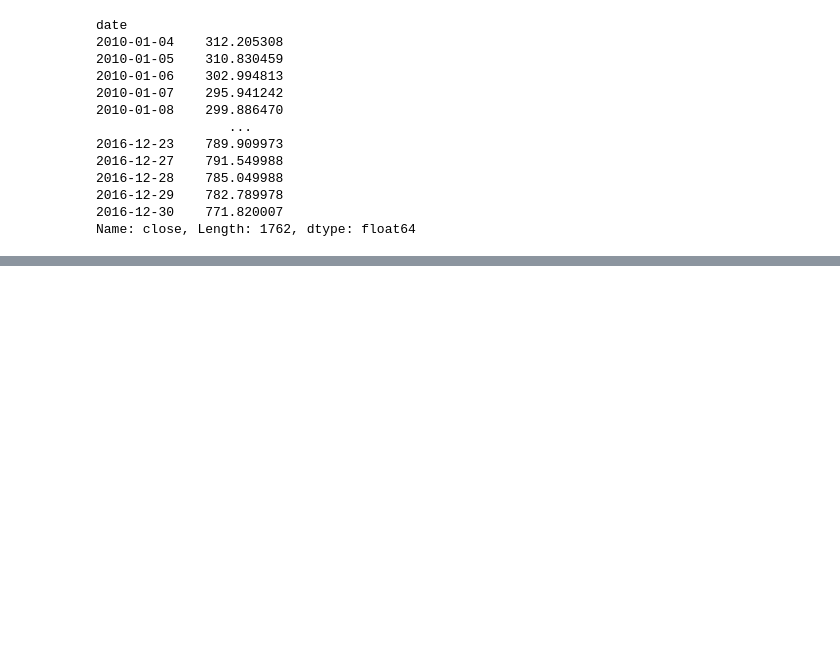
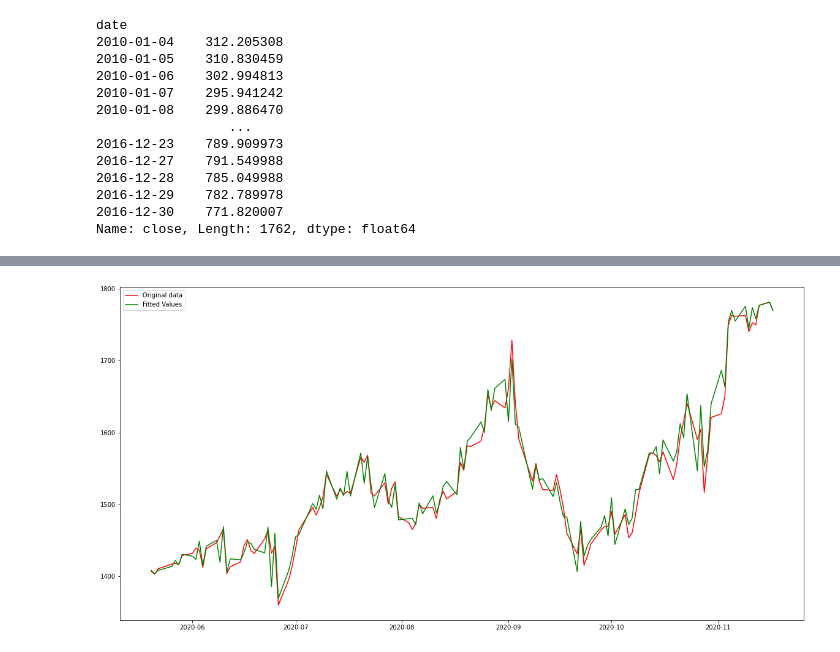
Before and after one commit to HarshitCodex/ARIMA-GARCH-modeling, a Jupyter notebook: SP500_NYSE/stock_ARIMA.ipynb, the cells around one changed output, grey strips where cells are left out. Drawn from its saved outputs; the diff is of its cells as text; code cells hidden in the pictures; blank space fills up the shorter version.

```diff
--- a/SP500_NYSE/stock_ARIMA.ipynb
+++ b/SP500_NYSE/stock_ARIMA.ipynb
@@ -382,0 +529,6 @@ Name: close, Length: 1762, dtype: float64
+# %%
+# Re Transforming to original
+pred_new_model_diff = pd.Series(fit_model_new.fittedvalues,copy=True)
+# %%
+pred_new_model_diff_cumsum = pred_new_model_diff.cumsum()
+pred_new_model_diff_cumsum.head()
@@ -382,0 +543,3 @@ Name: close, Length: 1762, dtype: float64
+# %%
+df_final_new_trans = df_new_final.add(pred_new_model_diff_cumsum,fill_value=0)
+df_final_new_trans.tail()
@@ -382,0 +554,9 @@ Name: close, Length: 1762, dtype: float64
+# %%
+# Plot of orignal data and fitted values
+plt.figure(figsize=(20,10))
+plt.plot(df_new_final, color='red', label='Original data')
+plt.plot(df_final_new_trans, color='green', label='Fitted Values')
+plt.legend()
+plt.savefig("Plots/google_current_full_preds.png")
+# %% [output]
+[figure, added]
```
Also changed, not shown: parts of 32 cells of this notebook, 2 other files.
